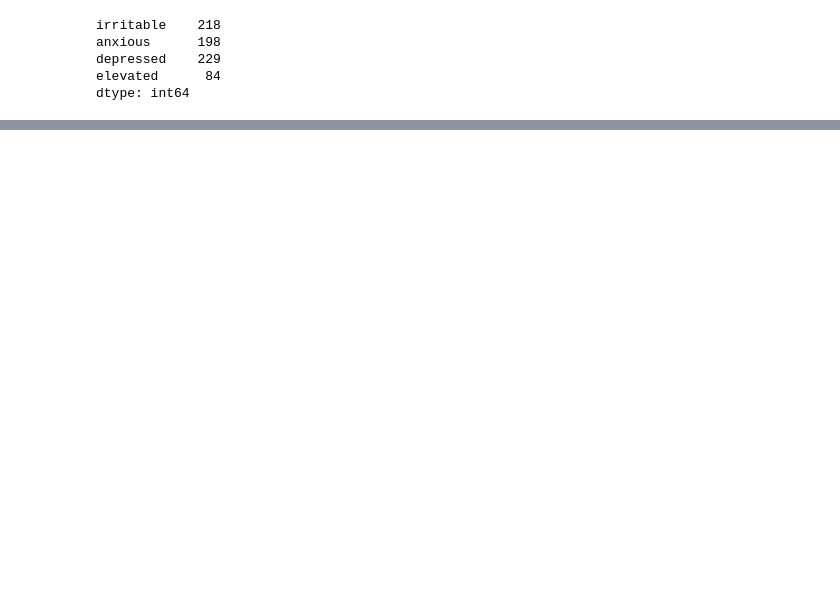
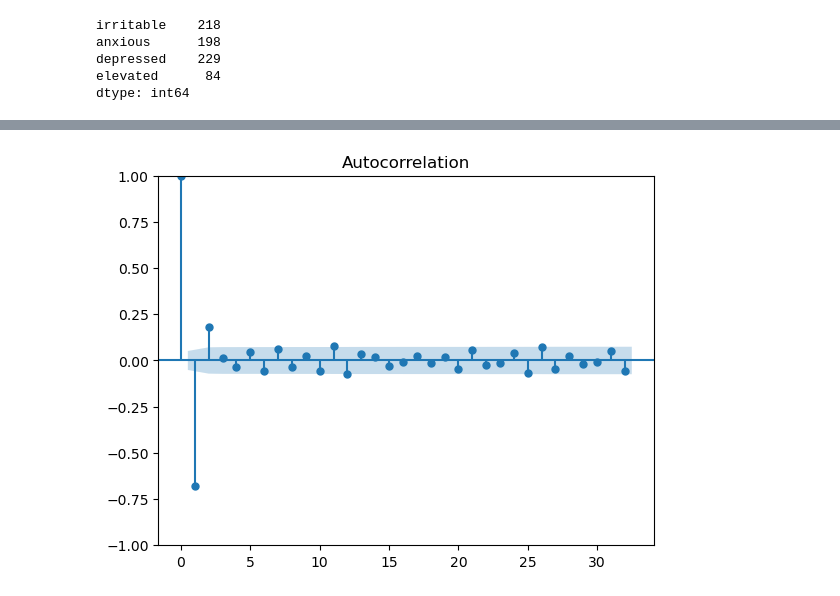
Before and after one commit to brozena/oura_mood_VAR, a Jupyter notebook: notebooks/project.ipynb, the cells around one changed output, grey strips where cells are left out. Saved outputs shown, nothing was run; the diff lists cells and outputs as text; code cells hidden in the pictures; blank space fills up the shorter version.

```diff
--- a/notebooks/project.ipynb
+++ b/notebooks/project.ipynb
@@ -27,0 +71,4 @@ alt.Chart(mood).mark_bar().encode(
+# %%
+plot_acf(test_ts.diff().diff(), missing='drop');
+# %% [output]
+[figure, added]
```
Also changed, not shown: parts of 26 cells of this notebook.
